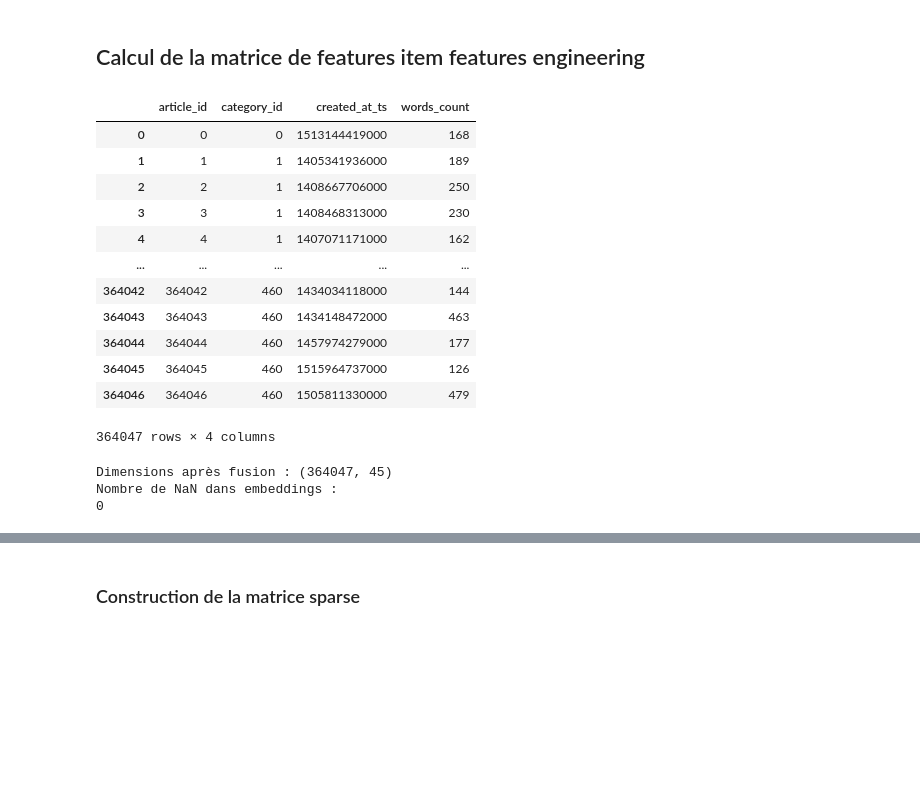
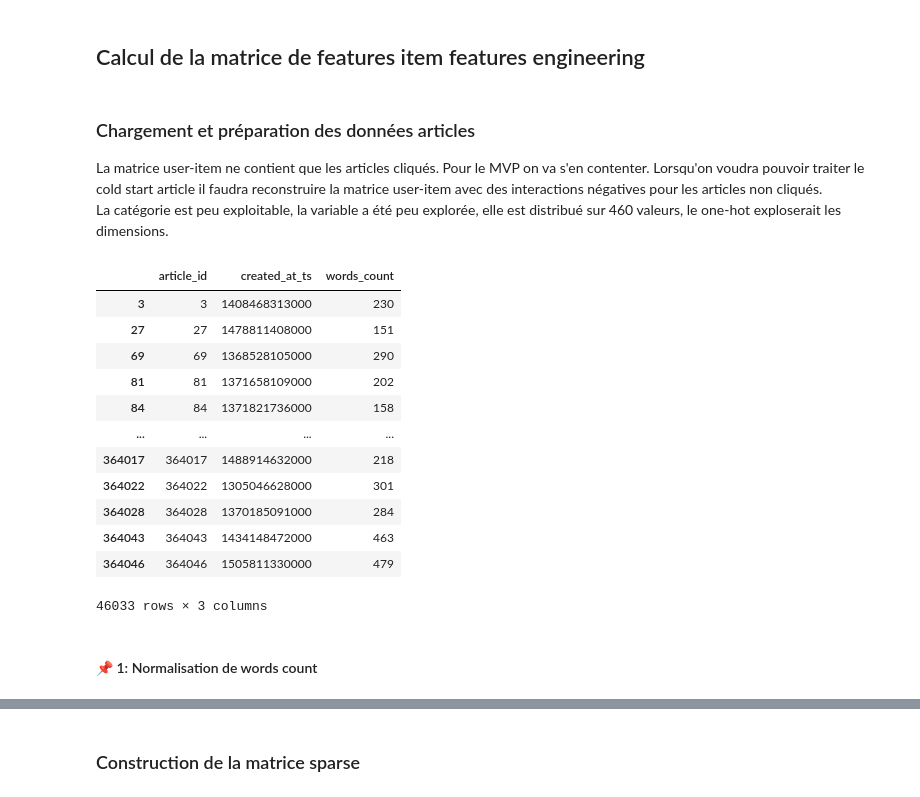
Before and after one commit to cecile-aie/oc_aie_p10, a Jupyter notebook: hybrid_lightfm_modelisation.ipynb, the cells around one changed output, grey strips where cells are left out. Drawn from its saved outputs; the diff is of its cells as text; code cells hidden in the pictures; blank space fills up the shorter version.

```diff
--- a/hybrid_lightfm_modelisation.ipynb
+++ b/hybrid_lightfm_modelisation.ipynb
@@ -859,22 +1096,11 @@ print(user_ids[:5])
 # %% [markdown]
 ## Calcul de la matrice de features item features engineering
+# %% [markdown]
+### Chargement et préparation des données articles
+La matrice user-item ne contient que les articles cliqués. Pour le MVP on va s'en contenter. Lorsqu'on voudra pouvoir traiter le cold start article il faudra reconstruire la matrice user-item avec des interactions négatives pour les articles non cliqués.<br>
+La catégorie est peu exploitable, la variable a été peu explorée, elle est distribué sur 460 valeurs, le one-hot exploserait les dimensions.
 # %%
 # Datas articles d'origine
 import pandas as pd
 df_articles = pd.read_csv("./data/articles_metadata.csv", encoding='utf-8')
-articles_df = df_articles.drop(columns="publisher_id")
-articles_df
+articles_df = df_articles.drop(columns=["publisher_id", "category_id"])
-# %% [output]
-|  | article_id | category_id | created_at_ts | words_count |
-| 0 | 0 | 0 | 1513144419000 | 168 |
-| 1 | 1 | 1 | 1405341936000 | 189 |
-| 2 | 2 | 1 | 1408667706000 | 250 |
-| 3 | 3 | 1 | 1408468313000 | 230 |
-| 4 | 4 | 1 | 1407071171000 | 162 |
-| ... | ... | ... | ... | ... |
-| 364042 | 364042 | 460 | 1434034118000 | 144 |
-| 364043 | 364043 | 460 | 1434148472000 | 463 |
-| 364044 | 364044 | 460 | 1457974279000 | 177 |
-| 364045 | 364045 | 460 | 1515964737000 | 126 |
-| 364046 | 364046 | 460 | 1505811330000 | 479 |
-364047 rows × 4 columns
@@ -887,12 +1107,21 @@ embeddings_df.index.name = "article_id"  # au cas où ce ne serait pas explicite
-# %%
-# 3. Fusionner sur l’index
-articles_merged = articles_df.join(embeddings_df, how="left")
-
-# Vérification rapide :
-print("Dimensions après fusion :", articles_merged.shape)
-print("Nombre de NaN dans embeddings :")
-print(articles_merged.iloc[:, -embeddings_df.shape[1]:].isna().sum().sum())  # colonne embeddings uniquement
-# %% [output]
-Dimensions après fusion : (364047, 45)
-Nombre de NaN dans embeddings :
-0
+# %%
+# Sélection des articles cliqués
+clicked_article_ids = df_clicks["click_article_id"].unique()
+articles_used_df = articles_df[articles_df["article_id"].isin(clicked_article_ids)].copy()
+articles_used_df
+# %% [output]
+|  | article_id | created_at_ts | words_count |
+| 3 | 3 | 1408468313000 | 230 |
+| 27 | 27 | 1478811408000 | 151 |
+| 69 | 69 | 1368528105000 | 290 |
+| 81 | 81 | 1371658109000 | 202 |
+| 84 | 84 | 1371821736000 | 158 |
+| ... | ... | ... | ... |
+| 364017 | 364017 | 1488914632000 | 218 |
+| 364022 | 364022 | 1305046628000 | 301 |
+| 364028 | 364028 | 1370185091000 | 284 |
+| 364043 | 364043 | 1434148472000 | 463 |
+| 364046 | 364046 | 1505811330000 | 479 |
+46033 rows × 3 columns
+# %% [markdown]
+#### 📌 1: Normalisation de words count
```
Also changed, not shown: parts of 58 cells of this notebook.
